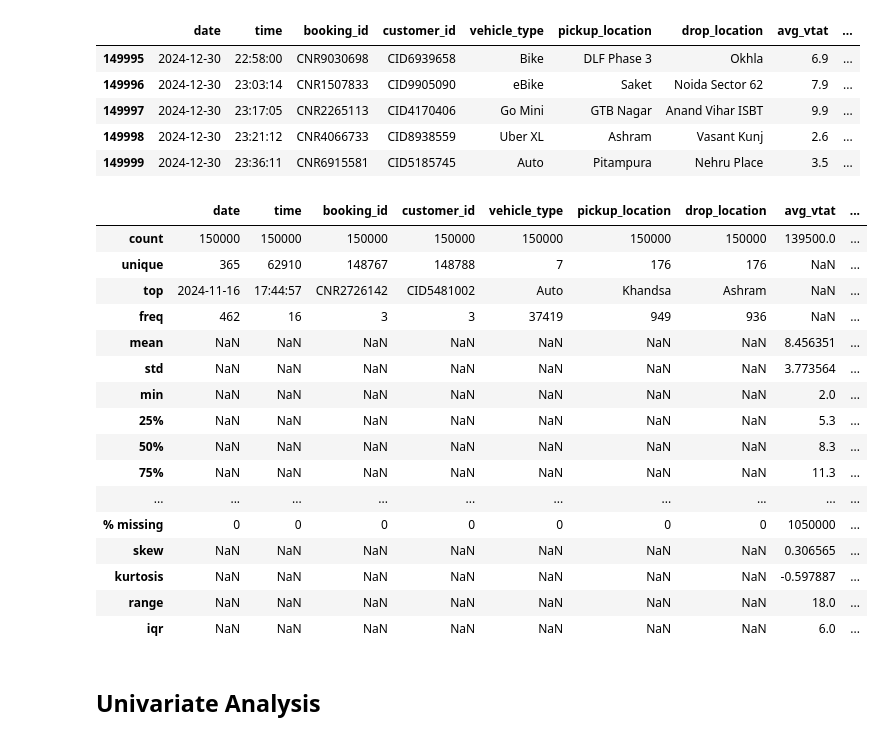
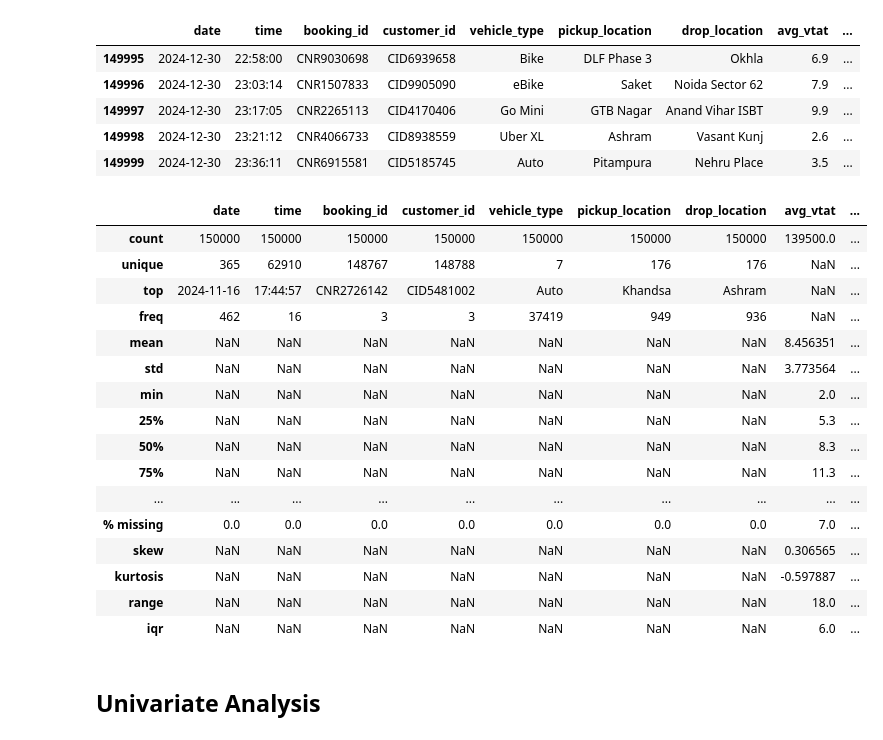
Before and after one commit to amaldu/uber-ride-cancellation-prediction, a Jupyter notebook: uber-analysis/notebooks/04_univar_eda.ipynb, the cells around one changed output. Cells and saved outputs as stored; diff of their text form; code cells hidden in the pictures.

```diff
--- a/uber-analysis/notebooks/04_univar_eda.ipynb
+++ b/uber-analysis/notebooks/04_univar_eda.ipynb
@@ -29,35 +29,35 @@ data.tail()
 # %%
 import numpy as np
 
 stats = data.describe(include='all')
 stats.loc['dtype'] = data.dtypes
 stats.loc['rows_dataset'] = len(data)
 
 stats.loc['n_missing'] = data.isna().sum()
-stats.loc['% missing'] = data.isna().sum() * 100
+stats.loc['% missing'] = round((data.isna().sum()/len(data)) * 100, 2)
 
 numeric_cols = data.select_dtypes(include=np.number).columns
 if len(numeric_cols) > 0:
     stats.loc['skew', numeric_cols] = data[numeric_cols].skew()
     stats.loc['kurtosis', numeric_cols] = data[numeric_cols].kurtosis()
     stats.loc['range', numeric_cols] = data[numeric_cols].max() - data[numeric_cols].min()
     stats.loc['iqr', numeric_cols] = data[numeric_cols].quantile(0.75) - data[numeric_cols].quantile(0.25)
 
 stats
 # %% [output]
 |  | date | time | booking_id | customer_id | vehicle_type | pickup_location | drop_location | avg_vtat | ... |
 | count | 150000 | 150000 | 150000 | 150000 | 150000 | 150000 | 150000 | 139500.0 | ... |
 | unique | 365 | 62910 | 148767 | 148788 | 7 | 176 | 176 | NaN | ... |
 | top | 2024-11-16 | 17:44:57 | CNR2726142 | CID5481002 | Auto | Khandsa | Ashram | NaN | ... |
 | freq | 462 | 16 | 3 | 3 | 37419 | 949 | 936 | NaN | ... |
 | mean | NaN | NaN | NaN | NaN | NaN | NaN | NaN | 8.456351 | ... |
 | std | NaN | NaN | NaN | NaN | NaN | NaN | NaN | 3.773564 | ... |
 | min | NaN | NaN | NaN | NaN | NaN | NaN | NaN | 2.0 | ... |
 | 25% | NaN | NaN | NaN | NaN | NaN | NaN | NaN | 5.3 | ... |
 | 50% | NaN | NaN | NaN | NaN | NaN | NaN | NaN | 8.3 | ... |
 | 75% | NaN | NaN | NaN | NaN | NaN | NaN | NaN | 11.3 | ... |
 | ... | ... | ... | ... | ... | ... | ... | ... | ... | ... |
-| % missing | 0 | 0 | 0 | 0 | 0 | 0 | 0 | 1050000 | ... |
+| % missing | 0.0 | 0.0 | 0.0 | 0.0 | 0.0 | 0.0 | 0.0 | 7.0 | ... |
 | skew | NaN | NaN | NaN | NaN | NaN | NaN | NaN | 0.306565 | ... |
 | kurtosis | NaN | NaN | NaN | NaN | NaN | NaN | NaN | -0.597887 | ... |
 | range | NaN | NaN | NaN | NaN | NaN | NaN | NaN | 18.0 | ... |
```
Also changed, not shown: parts of 19 cells of this notebook, 1 other file.
